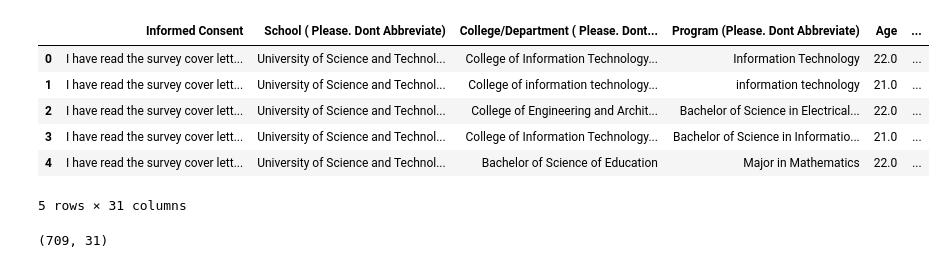
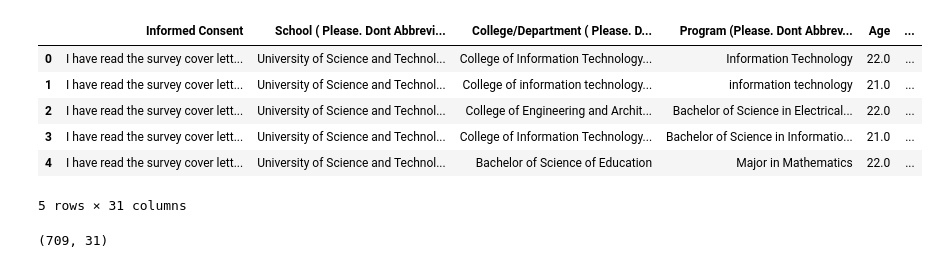
Before and after one commit to JohnLloydCanoy/amuma, a Jupyter notebook: interpretation/interpretation.ipynb, the cells around one changed output. Saved outputs shown, nothing was run; the diff lists cells and outputs as text; code cells hidden in the pictures.

```diff
--- a/interpretation/interpretation.ipynb
+++ b/interpretation/interpretation.ipynb
@@ -1,16 +1,16 @@
 # %%
 # This is a note
 
 import pandas as pd
 
 # Load the CSV file into a DataFrame
 df = pd.read_csv("rawdata\RawData.csv")
-
+df.columns = [col[:30] + '...' if len(col) > 30 else col for col in df.columns]
 
 # 1. View the first 5 rows
 df.head()
 # %% [output]
-|  | Informed Consent | School ( Please. Dont Abbreviate) | College/Department ( Please. Dont... | Program (Please. Dont Abbreviate) | Age | ... |
+|  | Informed Consent | School ( Please. Dont Abbrevi... | College/Department ( Please. D... | Program (Please. Dont Abbrev... | Age | ... |
 | 0 | I have read the survey cover lett... | University of Science and Technol... | College of Information Technology... | Information Technology | 22.0 | ... |
 | 1 | I have read the survey cover lett... | University of Science and Technol... | College of information technology... | information technology | 21.0 | ... |
 | 2 | I have read the survey cover lett... | University of Science and Technol... | College of Engineering and Archit... | Bachelor of Science in Electrical... | 22.0 | ... |
```
Also changed, not shown: parts of 3 cells of this notebook.
